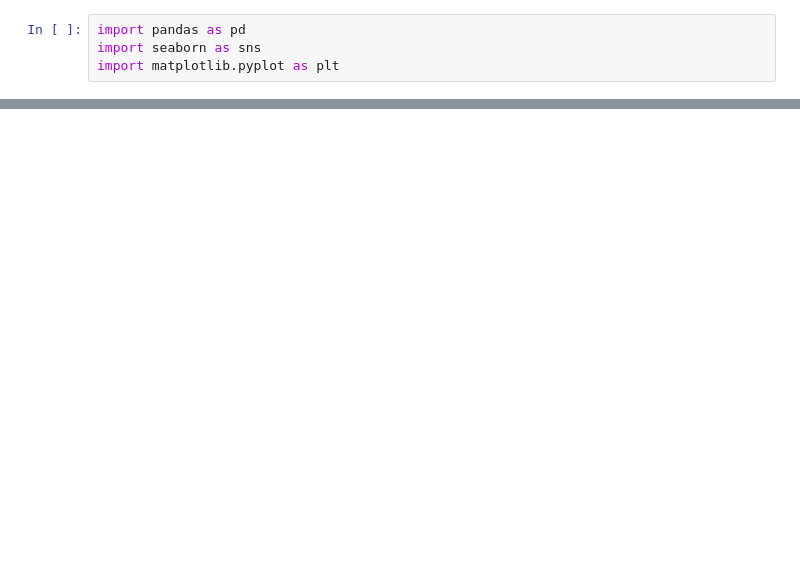
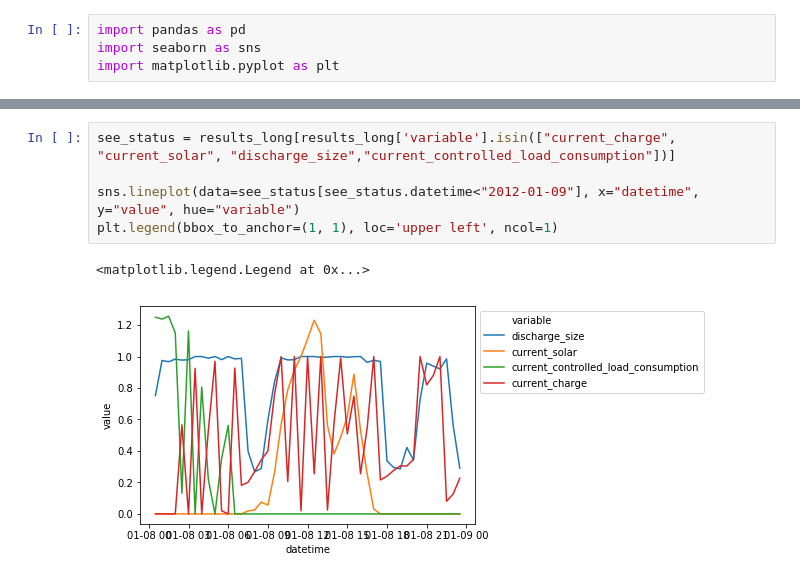
Before and after one commit to alexanderkell/battery-optimisation, a Jupyter notebook: notebooks/results/1.0-ajmk-results-exploration.ipynb, the cells around one changed output, grey strips where cells are left out. Drawn from its saved outputs; the diff is of its cells as text; blank space fills up the shorter version.

```diff
--- a/notebooks/results/1.0-ajmk-results-exploration.ipynb
+++ b/notebooks/results/1.0-ajmk-results-exploration.ipynb
@@ -46,3 +46,11 @@ plt.legend(bbox_to_anchor=(1, 1), loc='upper left', ncol=1)
+# %%
+see_status = results_long[results_long['variable'].isin(["current_charge", "current_solar", "discharge_size","current_controlled_load_consumption"])]
+
+sns.lineplot(data=see_status[see_status.datetime<"2012-01-09"], x="datetime", y="value", hue="variable")
+plt.legend(bbox_to_anchor=(1, 1), loc='upper left', ncol=1)
+# %% [output]
+<matplotlib.legend.Legend at 0x...>
+[figure, added]
 # %%
 see_status = results_long[results_long['variable'].isin(["current_charge", "current_solar", "current_general_electricity_consumption"])]
 
```
Also changed, not shown: parts of 5 cells of this notebook, 34 other files.
